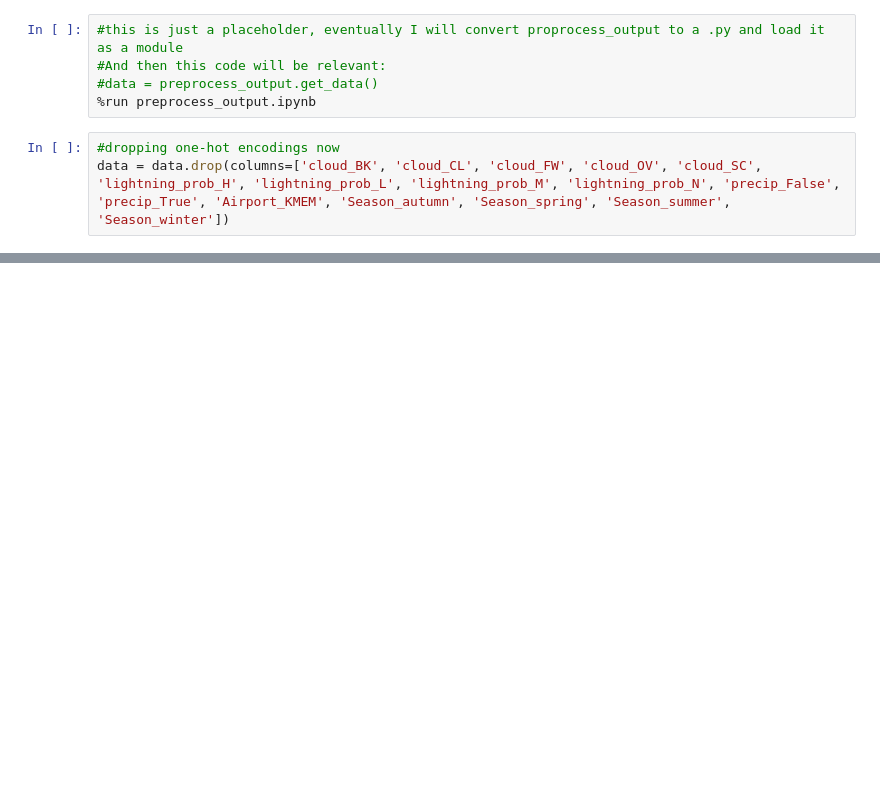
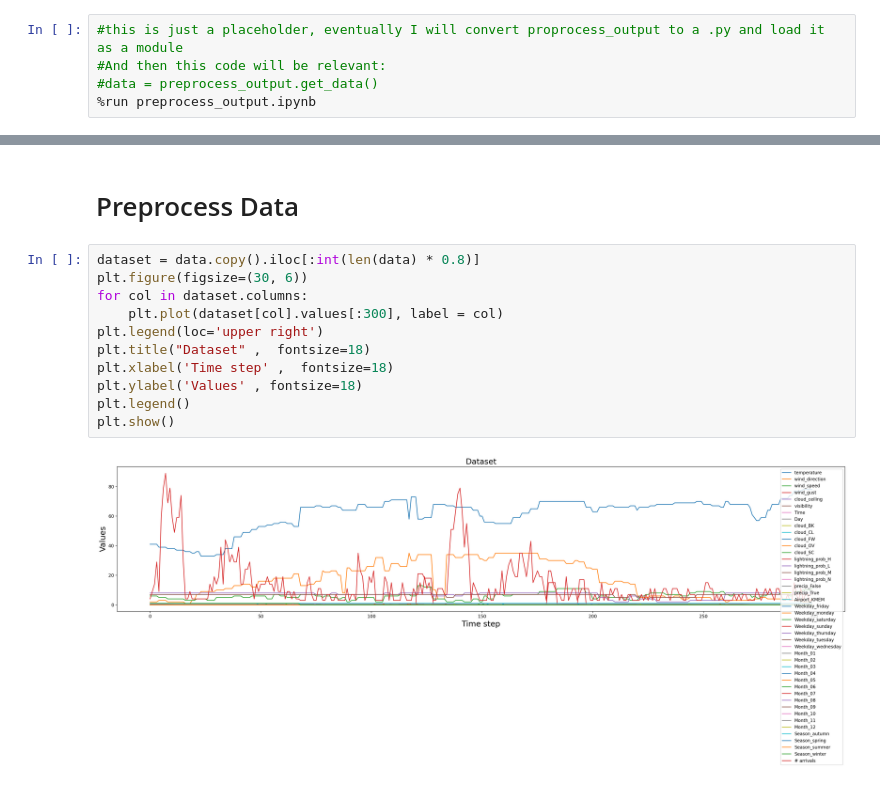
Before and after one commit to SamuelTWu/nasaATPchallenge, a Jupyter notebook: model.ipynb, the cells around one changed output, grey strips where cells are left out. Drawn from its saved outputs; the diff is of its cells as text; blank space fills up the shorter version.

```diff
--- a/model.ipynb
+++ b/model.ipynb
@@ -15,6 +23,3 @@ device = torch.device("cuda" if torch.cuda.is_available() else "cpu")
 #And then this code will be relevant:
 #data = preprocess_output.get_data()
 %run preprocess_output.ipynb
-# %%
-#dropping one-hot encodings now
-data = data.drop(columns=['cloud_BK', 'cloud_CL', 'cloud_FW', 'cloud_OV', 'cloud_SC', 'lightning_prob_H', 'lightning_prob_L', 'lightning_prob_M', 'lightning_prob_N', 'precip_False', 'precip_True', 'Airport_KMEM', 'Season_autumn', 'Season_spring', 'Season_summer', 'Season_winter'])
@@ -204,0 +43,15 @@ Test Loss: 0.013622315600514412
+# %% [markdown]
+# Preprocess Data
+# %%
+dataset = data.copy().iloc[:int(len(data) * 0.8)]
+plt.figure(figsize=(30, 6))
+for col in dataset.columns:
+    plt.plot(dataset[col].values[:300], label = col)
+plt.legend(loc='upper right')
+plt.title("Dataset" ,  fontsize=18)
+plt.xlabel('Time step' ,  fontsize=18)
+plt.ylabel('Values' , fontsize=18)
+plt.legend()
+plt.show()
+# %% [output]
+[figure, added]
```
Also changed, not shown: parts of 21 cells of this notebook, 2 other files.
